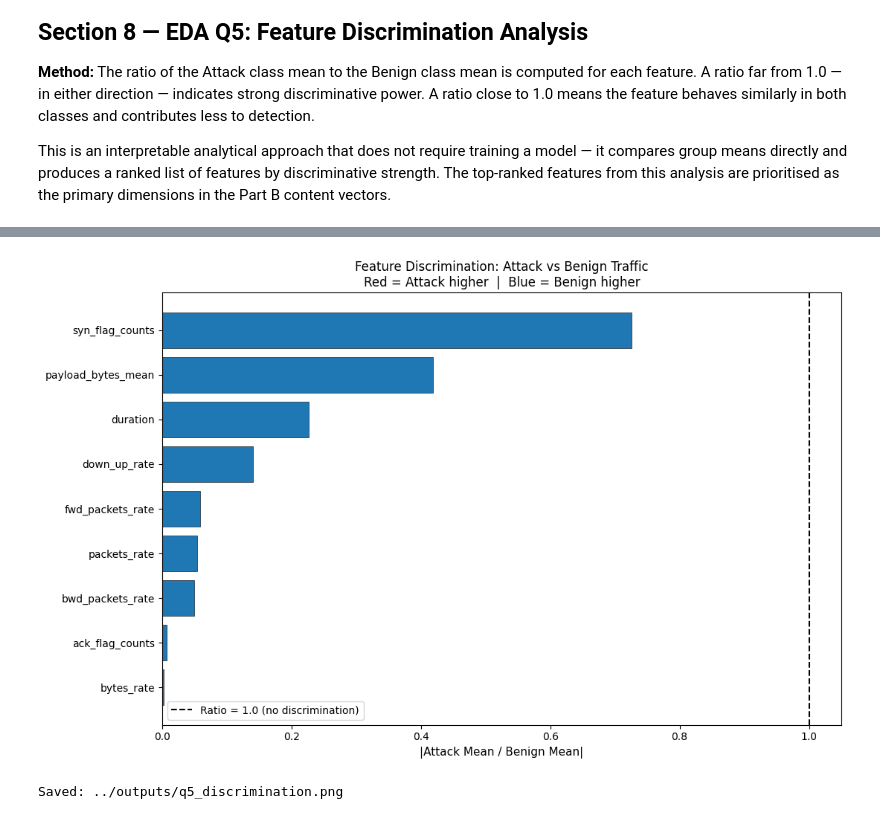
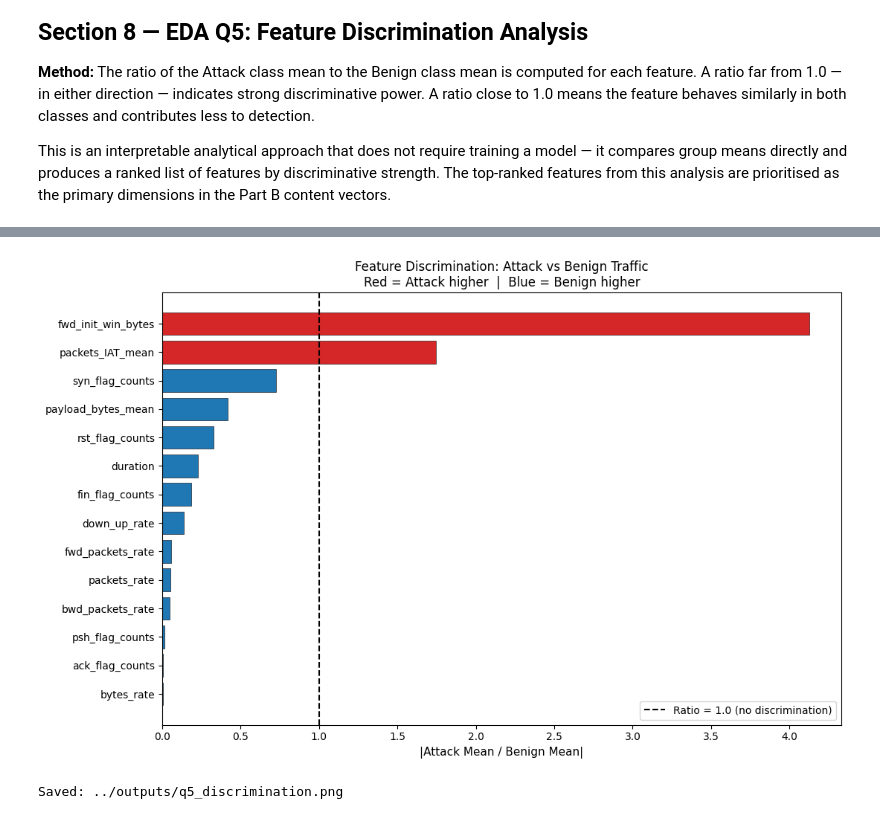
Before and after one commit to ITToday/ddos-bigdata-project, a Jupyter notebook: notebooks/part_a_analytics.ipynb, the cells around one changed output, grey strips where cells are left out. Cells and saved outputs as stored; diff of their text form; code cells hidden in the pictures.

```diff
--- a/notebooks/part_a_analytics.ipynb
+++ b/notebooks/part_a_analytics.ipynb
@@ -839,10 +839,18 @@ operationally.
 This is an interpretable analytical approach that does not require training a model — it compares group means directly and produces a ranked list of features by discriminative strength. The top-ranked features from this analysis are prioritised as the primary dimensions in the Part B content vectors.
 # %%
 # Features to test — same 9 used in Q2 centroid computation
+# key_features = [
+#     "bytes_rate", "packets_rate", "duration",
+#     "payload_bytes_mean", "syn_flag_counts", "ack_flag_counts",
+#     "down_up_rate", "fwd_packets_rate", "bwd_packets_rate"
+# ]
+
 key_features = [
     "bytes_rate", "packets_rate", "duration",
     "payload_bytes_mean", "syn_flag_counts", "ack_flag_counts",
-    "down_up_rate", "fwd_packets_rate", "bwd_packets_rate"
+    "down_up_rate", "packets_IAT_mean", "fwd_packets_rate",
+    "bwd_packets_rate", "fwd_init_win_bytes",
+    "rst_flag_counts", "fin_flag_counts", "psh_flag_counts"
 ]
 
 # Compute mean per class — Attack and Benign only
@@ -925,6 +933,6 @@ bwd_packets_rate      7761.533694  385.012871
   ack_flag_counts                       0.0068  [Benign higher]
   bytes_rate                            0.0027  [Benign higher]
-[figure, old version]
+[figure, new version]
 Saved: ../outputs/q5_discrimination.png
 # %% [markdown]
 ### Q5 — Findings
```
Also changed, not shown: parts of 2 cells of this notebook, 1 other file.
